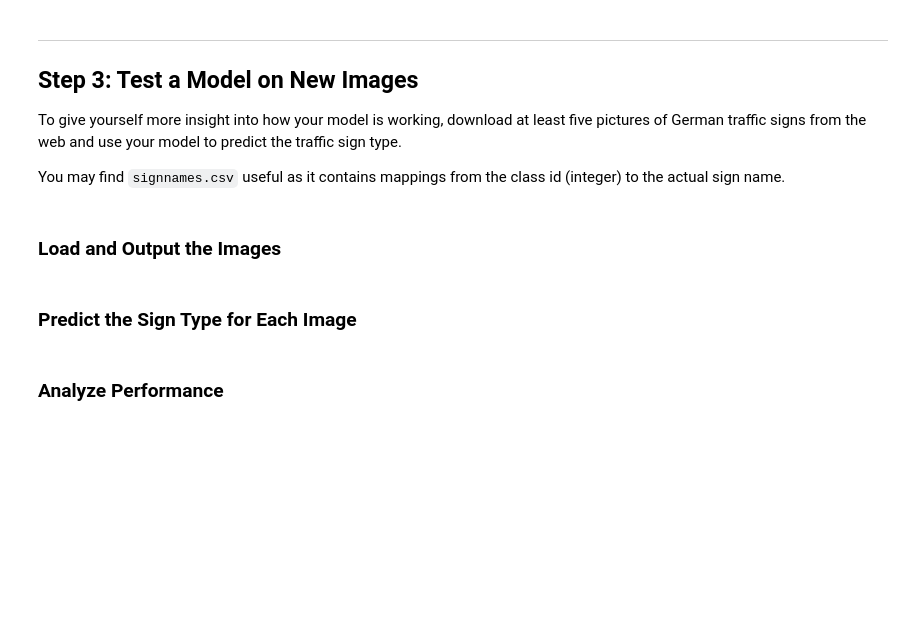
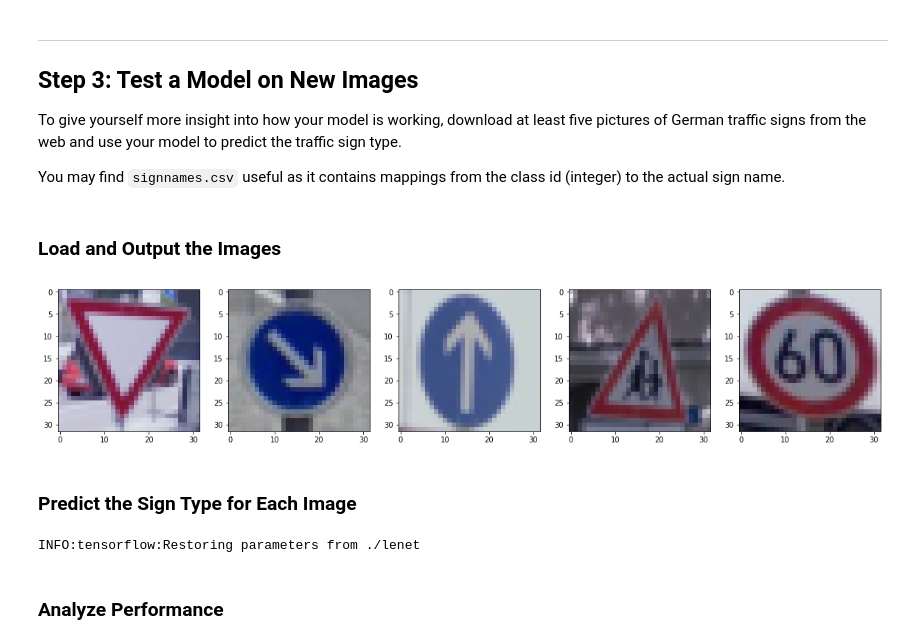
Before and after one commit to Chassein/CarND-Traffic-Sign-Classifier-Project, a Jupyter notebook: Traffic_Sign_Classifier.ipynb, the cells around one changed output. Drawn from its saved outputs; the diff is of its cells as text; code cells hidden in the pictures; blank space fills up the shorter version.

```diff
--- a/Traffic_Sign_Classifier.ipynb
+++ b/Traffic_Sign_Classifier.ipynb
@@ -211,15 +220,14 @@ y_group_valid = np.apply_along_axis(convert_to_group,0,y_group_valid)
 # %%
 import tensorflow as tf
 
-EPOCHS = 10
-#BATCH_SIZE = 128
-BATCH_SIZE = 1
+EPOCHS = 20
+BATCH_SIZE = 128
 
 from tensorflow.contrib.layers import flatten
 
-number_output_classes = 5
+number_output_classes = 43
 
-def LeNet(x):
+def LeNet(x,keep_prob):
     # Arguments used for tf.truncated_normal, randomly defines variables for the weights and biases for each layer
     mu = 0
     sigma = 0.1
@@ -268,6 +276,9 @@ def LeNet(x):
     # TODO: Activation.
     layer_3 = tf.nn.relu(layer_3)
 
+    #Insert one droptout layer
+    layer_3 = tf.nn.dropout(layer_3, keep_prob)
+
     # TODO: Layer 4: Fully Connected. Input = 120. Output = 84.
     layer_4 = tf.add(tf.matmul(layer_3,W_4),b_4)
 
@@ -281,11 +360,14 @@ def LeNet(x):
 # %%
 x = tf.placeholder(tf.float32, (None, 32, 32, 3))
 y = tf.placeholder(tf.int32, (None))
+keep_prob = tf.placeholder(tf.float32)
+
 one_hot_y = tf.one_hot(y, number_output_classes)
 # %%
 rate = 0.001
 
-logits = LeNet(x)
+logits = LeNet(x, keep_prob)
+#logits = VGGNet(x, keep_prob)
 cross_entropy = tf.nn.softmax_cross_entropy_with_logits(labels=one_hot_y, logits=logits)
 loss_operation = tf.reduce_mean(cross_entropy)
 optimizer = tf.train.AdamOptimizer(learning_rate = rate)
@@ -301,7 +383,7 @@ def evaluate(X_data, y_data):
     sess = tf.get_default_session()
     for offset in range(0, num_examples, BATCH_SIZE):
         batch_x, batch_y = X_data[offset:offset+BATCH_SIZE], y_data[offset:offset+BATCH_SIZE]
-        accuracy = sess.run(accuracy_operation, feed_dict={x: batch_x, y: batch_y})
+        accuracy = sess.run(accuracy_operation, feed_dict={x: batch_x, y: batch_y, keep_prob: 1.0})
         total_accuracy += (accuracy * len(batch_x))
     return total_accuracy / num_examples
 # %% [markdown]
@@ -374,2 +470,27 @@ You may find `signnames.csv` useful as it contains mappings from the class id (i
+# %%
+### Load the images and plot them here.
+### Feel free to use as many code cells as needed.
+import scipy
+from scipy import misc
+
+nr_new_images = 5
+
+test_images = np.zeros((nr_new_images,32,32,3),dtype = 'uint8')
+
+correct_labels = np.array([13,38,35,27,3],dtype = 'uint8')
+
+for i in range(nr_new_images):
+    test_image = misc.imread('examples/sign'+str(i+1)+'.bmp')
+    test_image = misc.imresize(test_image,(32,32,3))
+    plt.imshow(test_image)
+    test_images[i] = test_image
+
+plt.figure(1, figsize=(16, 12))
+
+for i in range(nr_new_images):
+    plt.subplot(1,nr_new_images,i+1)
+    plt.imshow(test_images[i])
+# %% [output]
+[figure, added]
 # %% [markdown]
 ### Predict the Sign Type for Each Image
@@ -380,2 +497,14 @@ You may find `signnames.csv` useful as it contains mappings from the class id (i
+# %%
+with tf.Session() as sess:
+  # Restore variables from disk.
+  saver.restore(sess, "./lenet")
+  test_accuracy = evaluate(X_test,y_test)
+  test_logits = sess.run(logits, feed_dict={x: test_images,keep_prob: 1.0})
+
+
+sorted_logits = np.argsort(-test_logits)
+accuracy_for_new_images = np.mean(sorted_logits[:,0]==correct_labels)
+# %% [output]
+INFO:tensorflow:Restoring parameters from ./lenet
 # %% [markdown]
 ### Analyze Performance
```
Also changed, not shown: parts of 15 cells of this notebook, 8 other files.
